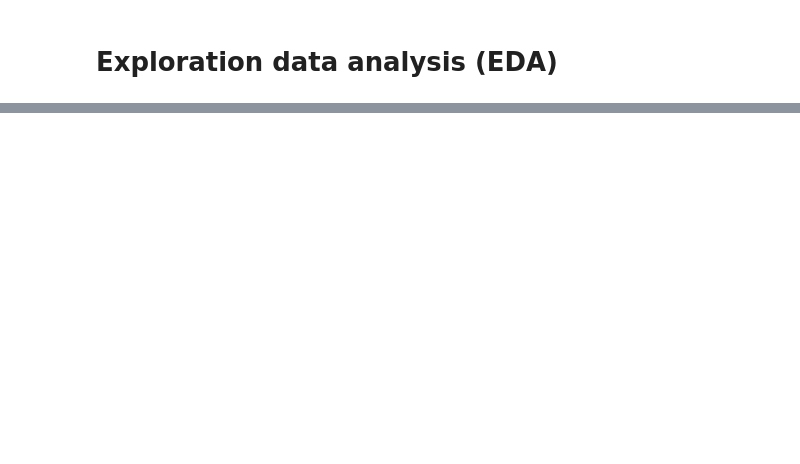
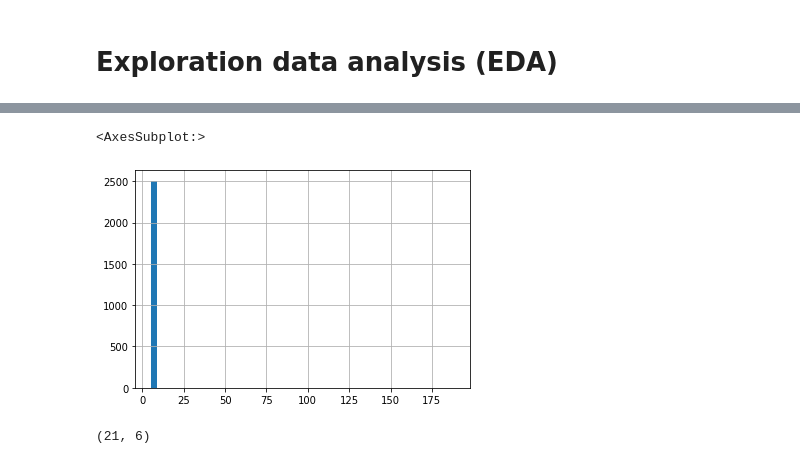
Before and after one commit to opertifelipe/frontiers, a Jupyter notebook: notebooks/Untitled.ipynb, the cells around one changed output, grey strips where cells are left out. Drawn from its saved outputs; the diff is of its cells as text; code cells hidden in the pictures; blank space fills up the shorter version.

```diff
--- a/notebooks/Untitled.ipynb
+++ b/notebooks/Untitled.ipynb
@@ -73,0 +85,10 @@ for i, row in df.iterrows():
+# %%
+df["keywords_len"].hist(bins=50)
+# %% [output]
+<AxesSubplot:>
+[figure, added]
+# %%
+import matplotlib.pyplot as plt
+df[df["keywords_len"] >8].shape
+# %% [output]
+(21, 6)
```
Also changed, not shown: parts of 52 cells of this notebook.
